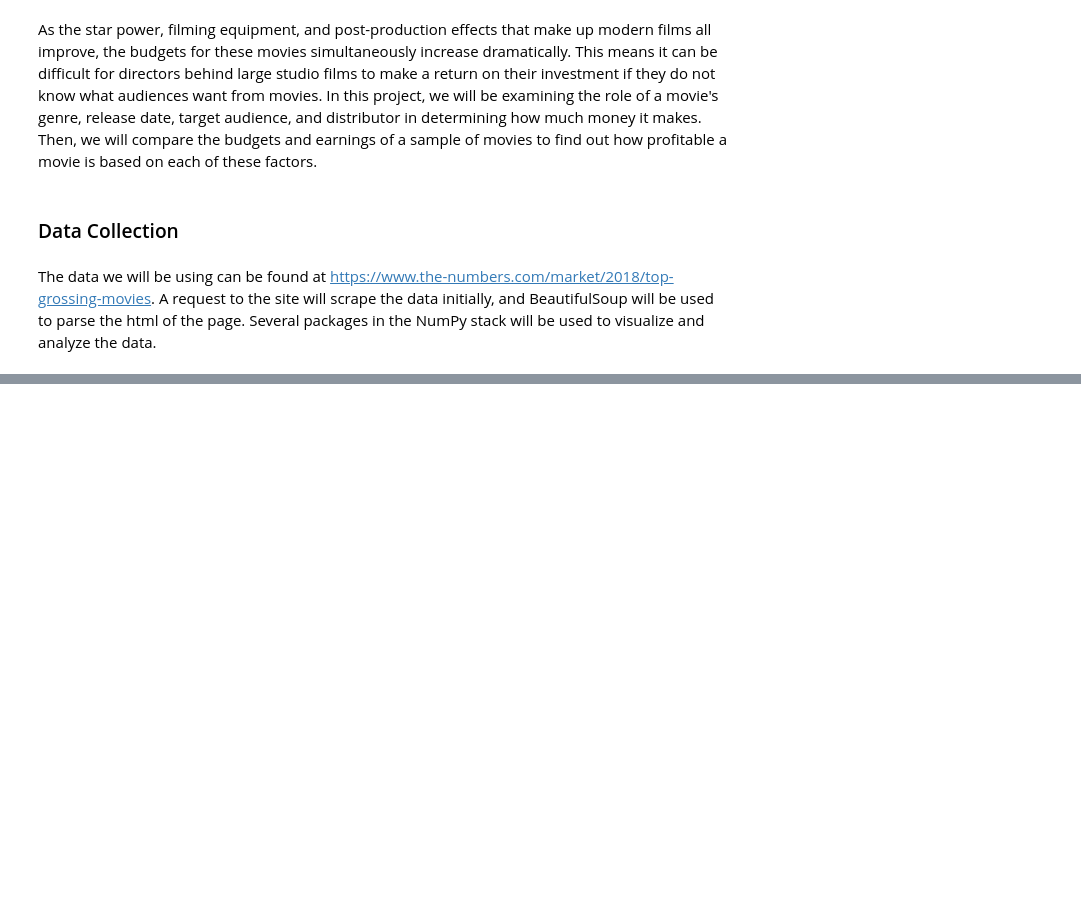
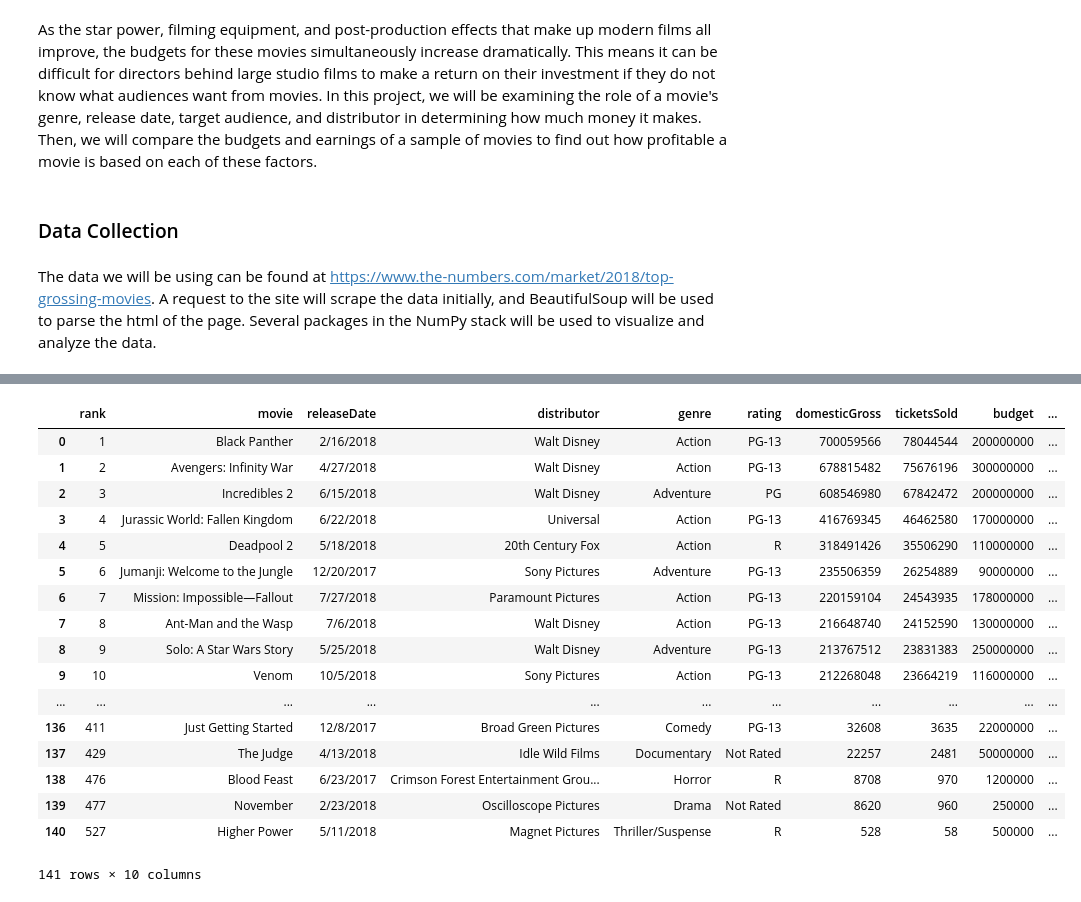
Before and after one commit to devinpopa/devinpopa.github.io, a Jupyter notebook: Devin_Popa_Noah_Bathras_Final_Tutorial.ipynb, the cells around one changed output, grey strips where cells are left out. Cells and saved outputs as stored; diff of their text form; code cells hidden in the pictures; blank space fills up the shorter version.

Commit message:
added budget data, new problems because of this

```diff
--- a/Devin_Popa_Noah_Bathras_Final_Tutorial.ipynb
+++ b/Devin_Popa_Noah_Bathras_Final_Tutorial.ipynb
@@ -163,0 +253,26 @@ plt.show()
+# %%
+# Inner join movie and budget dataframes.  Notice how this significantly decreases the number of movies
+# we are working with.  Should we just roll with it?  The budget data sets I used were the best I could find.
+# Maybe search for something with more 2018 movies and let me know if you find something better.
+movie_df = movie_df.merge(budget_df, on='movie')
+movie_df
+# Duplicate entries too.  This is a start, but I can try to fix this later.
+# %% [output]
+|  | rank | movie | releaseDate | distributor | genre | rating | domesticGross | ticketsSold | budget | ... |
+| 0 | 1 | Black Panther | 2/16/2018 | Walt Disney | Action | PG-13 | 700059566 | 78044544 | 200000000 | ... |
+| 1 | 2 | Avengers: Infinity War | 4/27/2018 | Walt Disney | Action | PG-13 | 678815482 | 75676196 | 300000000 | ... |
+| 2 | 3 | Incredibles 2 | 6/15/2018 | Walt Disney | Adventure | PG | 608546980 | 67842472 | 200000000 | ... |
+| 3 | 4 | Jurassic World: Fallen Kingdom | 6/22/2018 | Universal | Action | PG-13 | 416769345 | 46462580 | 170000000 | ... |
+| 4 | 5 | Deadpool 2 | 5/18/2018 | 20th Century Fox | Action | R | 318491426 | 35506290 | 110000000 | ... |
+| 5 | 6 | Jumanji: Welcome to the Jungle | 12/20/2017 | Sony Pictures | Adventure | PG-13 | 235506359 | 26254889 | 90000000 | ... |
+| 6 | 7 | Mission: Impossible—Fallout | 7/27/2018 | Paramount Pictures | Action | PG-13 | 220159104 | 24543935 | 178000000 | ... |
+| 7 | 8 | Ant-Man and the Wasp | 7/6/2018 | Walt Disney | Action | PG-13 | 216648740 | 24152590 | 130000000 | ... |
+| 8 | 9 | Solo: A Star Wars Story | 5/25/2018 | Walt Disney | Adventure | PG-13 | 213767512 | 23831383 | 250000000 | ... |
+| 9 | 10 | Venom | 10/5/2018 | Sony Pictures | Action | PG-13 | 212268048 | 23664219 | 116000000 | ... |
+| ... | ... | ... | ... | ... | ... | ... | ... | ... | ... | ... |
+| 136 | 411 | Just Getting Started | 12/8/2017 | Broad Green Pictures | Comedy | PG-13 | 32608 | 3635 | 22000000 | ... |
+| 137 | 429 | The Judge | 4/13/2018 | Idle Wild Films | Documentary | Not Rated | 22257 | 2481 | 50000000 | ... |
+| 138 | 476 | Blood Feast | 6/23/2017 | Crimson Forest Entertainment Grou... | Horror | R | 8708 | 970 | 1200000 | ... |
+| 139 | 477 | November | 2/23/2018 | Oscilloscope Pictures | Drama | Not Rated | 8620 | 960 | 250000 | ... |
+| 140 | 527 | Higher Power | 5/11/2018 | Magnet Pictures | Thriller/Suspense | R | 528 | 58 | 500000 | ... |
+141 rows × 10 columns
```
Also changed, not shown: parts of 5 cells of this notebook.
